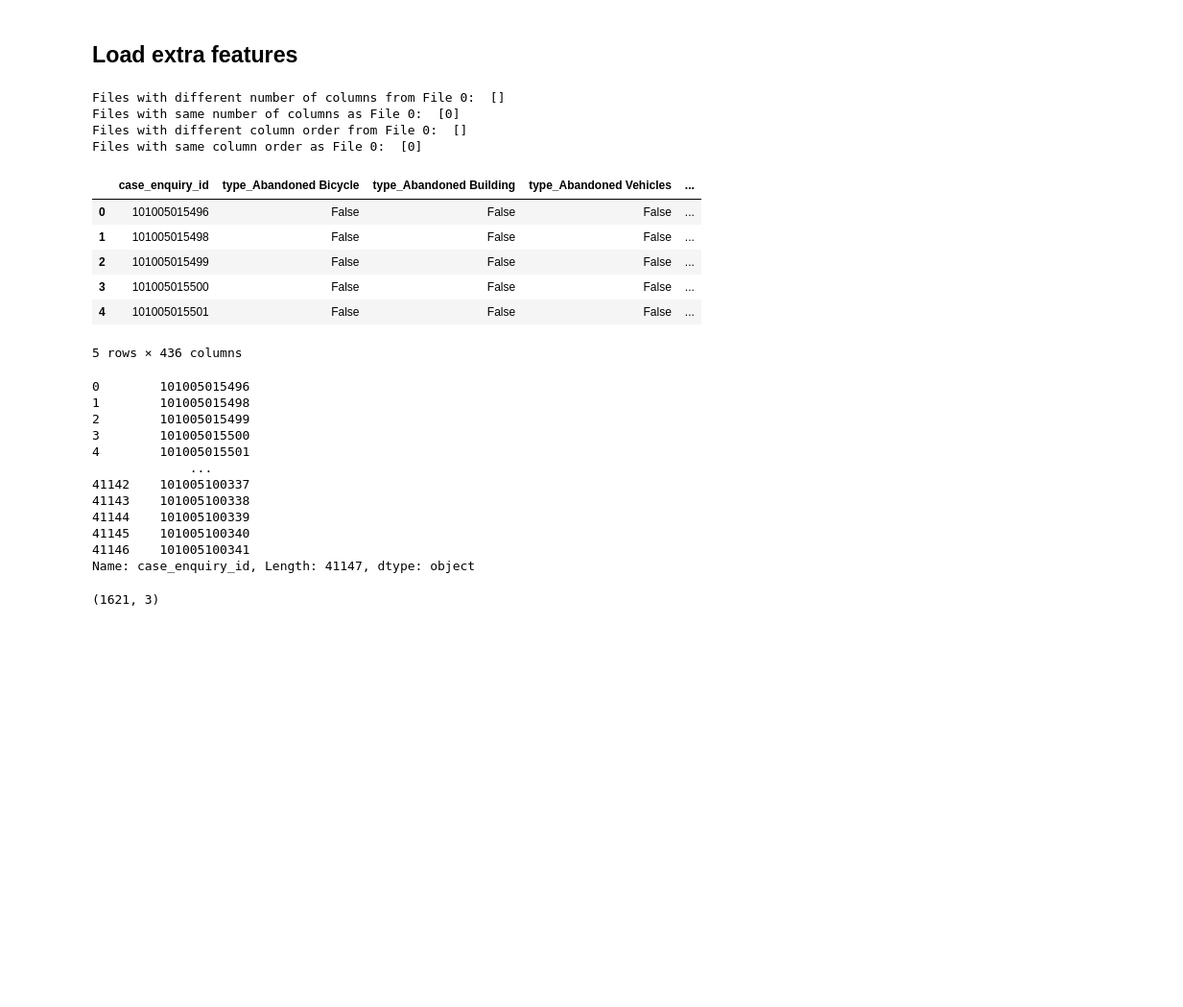
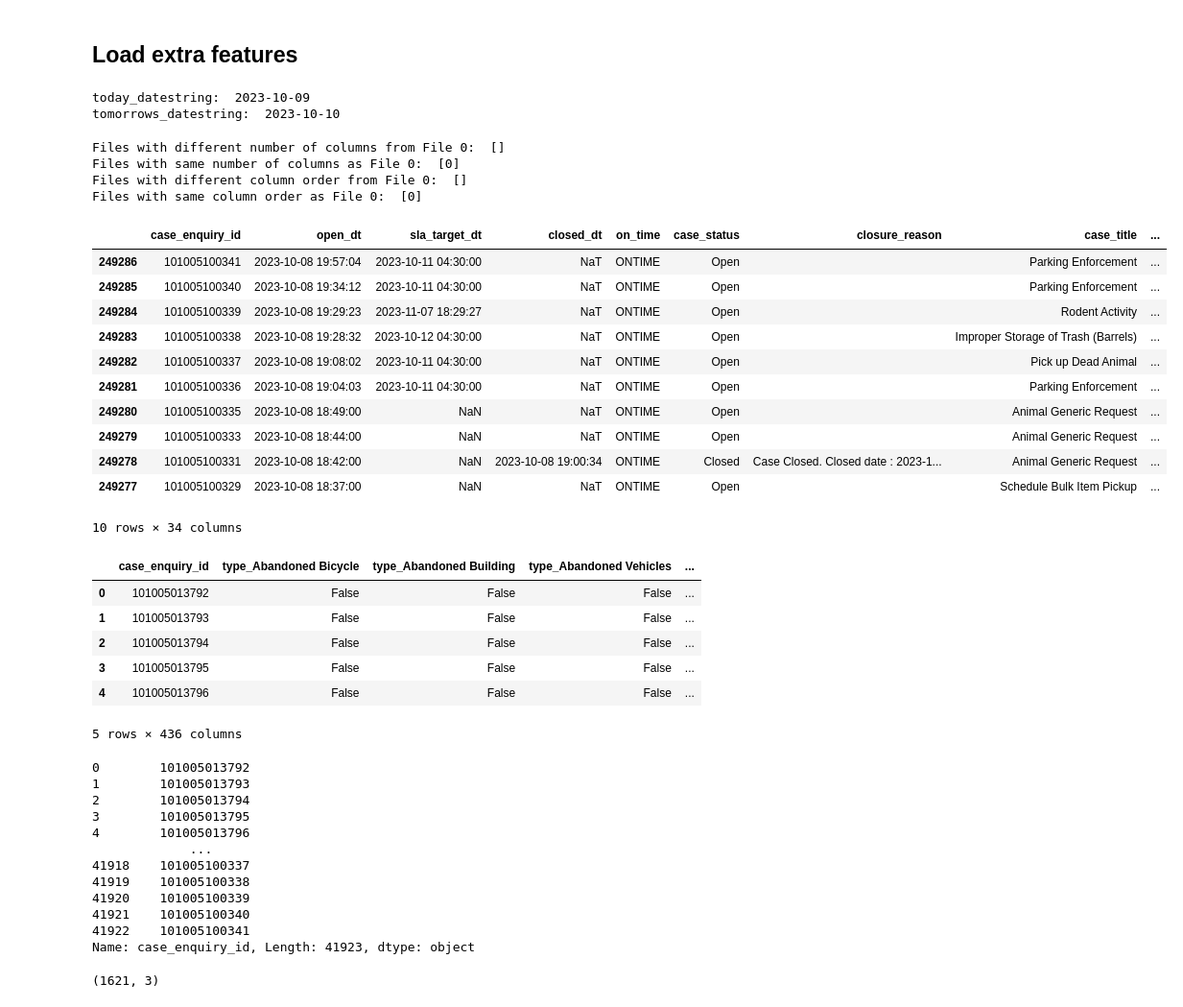
Before and after one commit to mindfulcoder49/Boston-311, a Jupyter notebook: models/AddDescriptionVectors.ipynb, the cells around one changed output. Shown: that part at 96% size. Saved outputs shown, nothing was run; the diff lists cells and outputs as text; code cells hidden in the pictures; blank space fills up the shorter version.

```diff
--- a/models/AddDescriptionVectors.ipynb
+++ b/models/AddDescriptionVectors.ipynb
@@ -74,6 +81,12 @@ my_datetime = today_datestring + '_' + time_string
 #format tomorrows date as yyyy-mm-dd
 tomorrows_date =  now + pd.DateOffset(days=1)
 tomorrows_datestring = tomorrows_date.strftime("%Y-%m-%d")
+# %%
+print('today_datestring: ', today_datestring)
+print('tomorrows_datestring: ', tomorrows_datestring)
+# %% [output]
+today_datestring:  2023-10-09
+tomorrows_datestring:  2023-10-10
 # %%
 #set path to mydata
 EXTRA_mydata_FILE = './cls_and_pooled_embeddings_with_service_id.csv'
@@ -83,7 +96,7 @@ model_file = './daily_models/Boston311KerasNLP/20230925_143704_Boston311KerasNLP
 #model_file = './daily_models/Boston311KerasNLP/20231003_031227_Boston311KerasNLP.h5'
 kerasNLP_model = Boston311KerasNLP()
 kerasNLP_model.load( json_file, model_file)
-kerasNLP_model.predict_date_range = {'start':'2023-08-27', 'end':tomorrows_datestring}
+kerasNLP_model.predict_date_range['end'] = tomorrows_datestring
 # %%
 data = kerasNLP_model.load_data( 'predict' )
 data = kerasNLP_model.enhance_data( data, 'predict')
@@ -92,35 +105,51 @@ Files with different number of columns from File 0:  []
 Files with same number of columns as File 0:  [0]
 Files with different column order from File 0:  []
 Files with same column order as File 0:  [0]
+# %%
+#show first ten records with newest open_dt
+data.sort_values(by=['open_dt'], ascending=False).head(10)
+# %% [output]
+|  | case_enquiry_id | open_dt | sla_target_dt | closed_dt | on_time | case_status | closure_reason | case_title | ... |
+| 249286 | 101005100341 | 2023-10-08 19:57:04 | 2023-10-11 04:30:00 | NaT | ONTIME | Open |  | Parking Enforcement | ... |
+| 249285 | 101005100340 | 2023-10-08 19:34:12 | 2023-10-11 04:30:00 | NaT | ONTIME | Open |  | Parking Enforcement | ... |
+| 249284 | 101005100339 | 2023-10-08 19:29:23 | 2023-11-07 18:29:27 | NaT | ONTIME | Open |  | Rodent Activity | ... |
+| 249283 | 101005100338 | 2023-10-08 19:28:32 | 2023-10-12 04:30:00 | NaT | ONTIME | Open |  | Improper Storage of Trash (Barrels) | ... |
+| 249282 | 101005100337 | 2023-10-08 19:08:02 | 2023-10-11 04:30:00 | NaT | ONTIME | Open |  | Pick up Dead Animal | ... |
+| 249281 | 101005100336 | 2023-10-08 19:04:03 | 2023-10-11 04:30:00 | NaT | ONTIME | Open |  | Parking Enforcement | ... |
+| 249280 | 101005100335 | 2023-10-08 18:49:00 | NaN | NaT | ONTIME | Open |  | Animal Generic Request | ... |
+| 249279 | 101005100333 | 2023-10-08 18:44:00 | NaN | NaT | ONTIME | Open |  | Animal Generic Request | ... |
+| 249278 | 101005100331 | 2023-10-08 18:42:00 | NaN | 2023-10-08 19:00:34 | ONTIME | Closed | Case Closed. Closed date : 2023-1... | Animal Generic Request | ... |
+| 249277 | 101005100329 | 2023-10-08 18:37:00 | NaN | NaT | ONTIME | Open |  | Schedule Bulk Item Pickup | ... |
+10 rows × 34 columns
 # %%
 clean_data = kerasNLP_model.clean_data_for_prediction( data )
 # %%
 clean_data.head()
 # %% [output]
 |  | case_enquiry_id | type_Abandoned Bicycle | type_Abandoned Building | type_Abandoned Vehicles | ... |
-| 0 | 101005015496 | False | False | False | ... |
-| 1 | 101005015498 | False | False | False | ... |
-| 2 | 101005015499 | False | False | False | ... |
-| 3 | 101005015500 | False | False | False | ... |
-| 4 | 101005015501 | False | False | False | ... |
+| 0 | 101005013792 | False | False | False | ... |
+| 1 | 101005013793 | False | False | False | ... |
+| 2 | 101005013794 | False | False | False | ... |
+| 3 | 101005013795 | False | False | False | ... |
+| 4 | 101005013796 | False | False | False | ... |
 5 rows × 436 columns
 # %%
 mydata = clean_data
 # %%
 mydata['case_enquiry_id']
 # %% [output]
-0        101005015496
-1        101005015498
-2        101005015499
-3        101005015500
-4        101005015501
+0        101005013792
+1        101005013793
+2        101005013794
+3        101005013795
+4        101005013796
              ...
-41142    101005100337
-41143    101005100338
-41144    101005100339
-41145    101005100340
-41146    101005100341
-Name: case_enquiry_id, Length: 41147, dtype: object
+41918    101005100337
+41919    101005100338
+41920    101005100339
+41921    101005100340
+41922    101005100341
+Name: case_enquiry_id, Length: 41923, dtype: object
 # %%
 import pandas as pd
 import numpy as np
```
Also changed, not shown: parts of 8 cells of this notebook, 1 other file.
